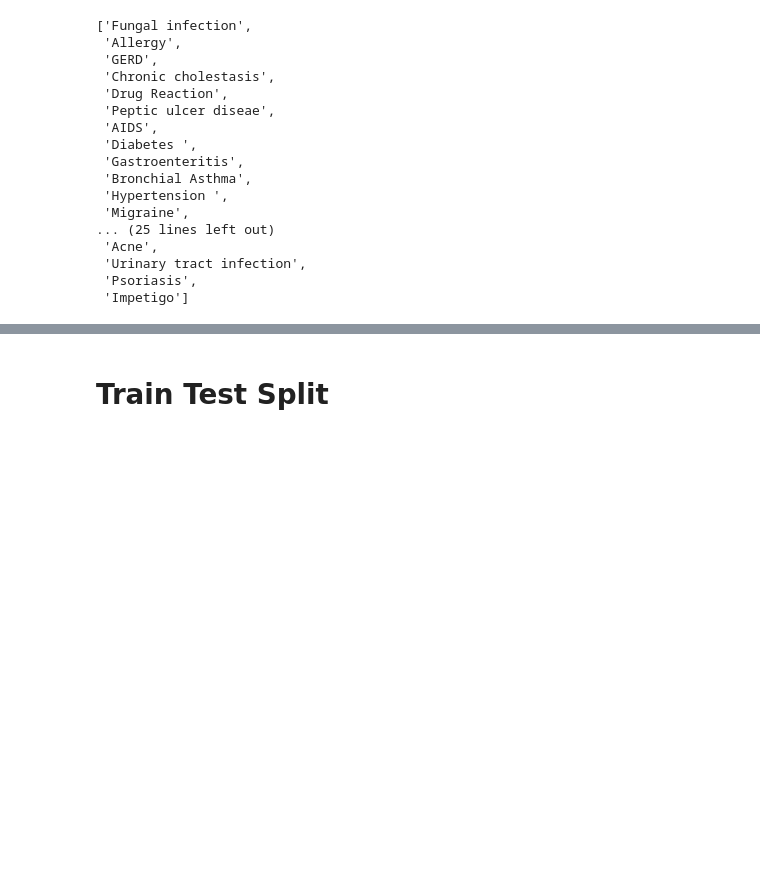
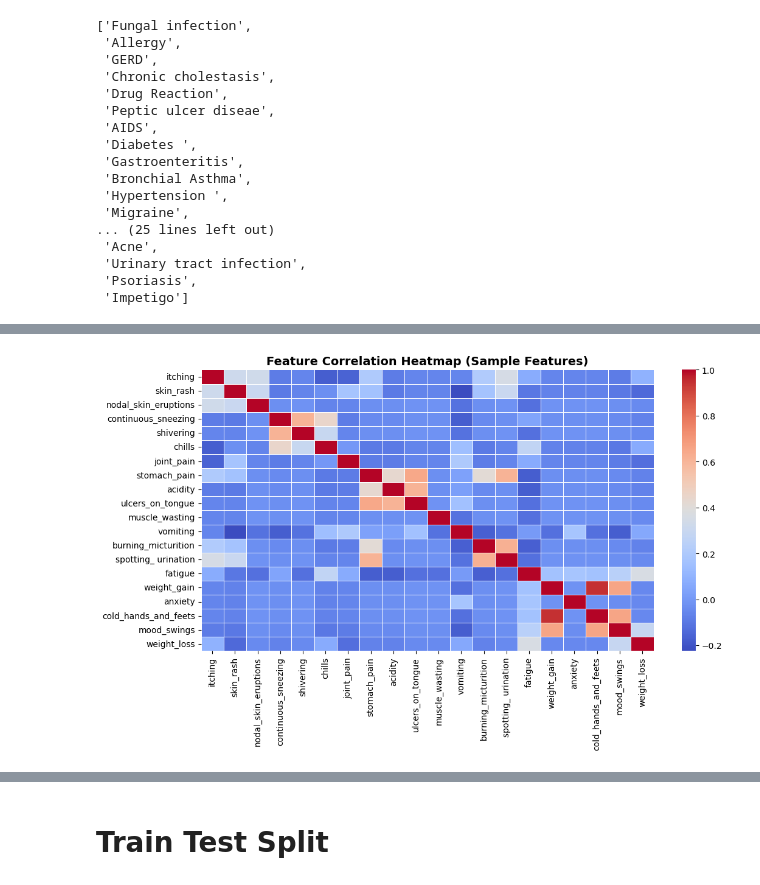
Before and after one commit to AmanKumarpa/medicine_recommendation, a Jupyter notebook: medice_recomm.ipynb, the cells around one changed output, grey strips where cells are left out. Saved outputs shown, nothing was run; the diff lists cells and outputs as text; code cells hidden in the pictures; blank space fills up the shorter version.

```diff
--- a/medice_recomm.ipynb
+++ b/medice_recomm.ipynb
@@ -66,0 +129,21 @@ dataset["prognosis"].unique().tolist()
+# %%
+# 🔹 3.4 Correlation Analysis
+# Let's visualize relationships between symptoms
+
+import matplotlib.pyplot as plt
+import seaborn as sns
+
+plt.figure(figsize=(12,6))
+
+# Using subset to avoid overcrowding
+subset = dataset.iloc[:, :20]
+
+sns.heatmap(subset.corr(),
+            cmap='coolwarm',
+            linewidths=0.5)
+
+plt.title("Feature Correlation Heatmap (Sample Features)", fontsize=14, fontweight='bold')
+
+plt.show()
+# %% [output]
+[figure, added]
```
Also changed, not shown: parts of 7 cells of this notebook.
